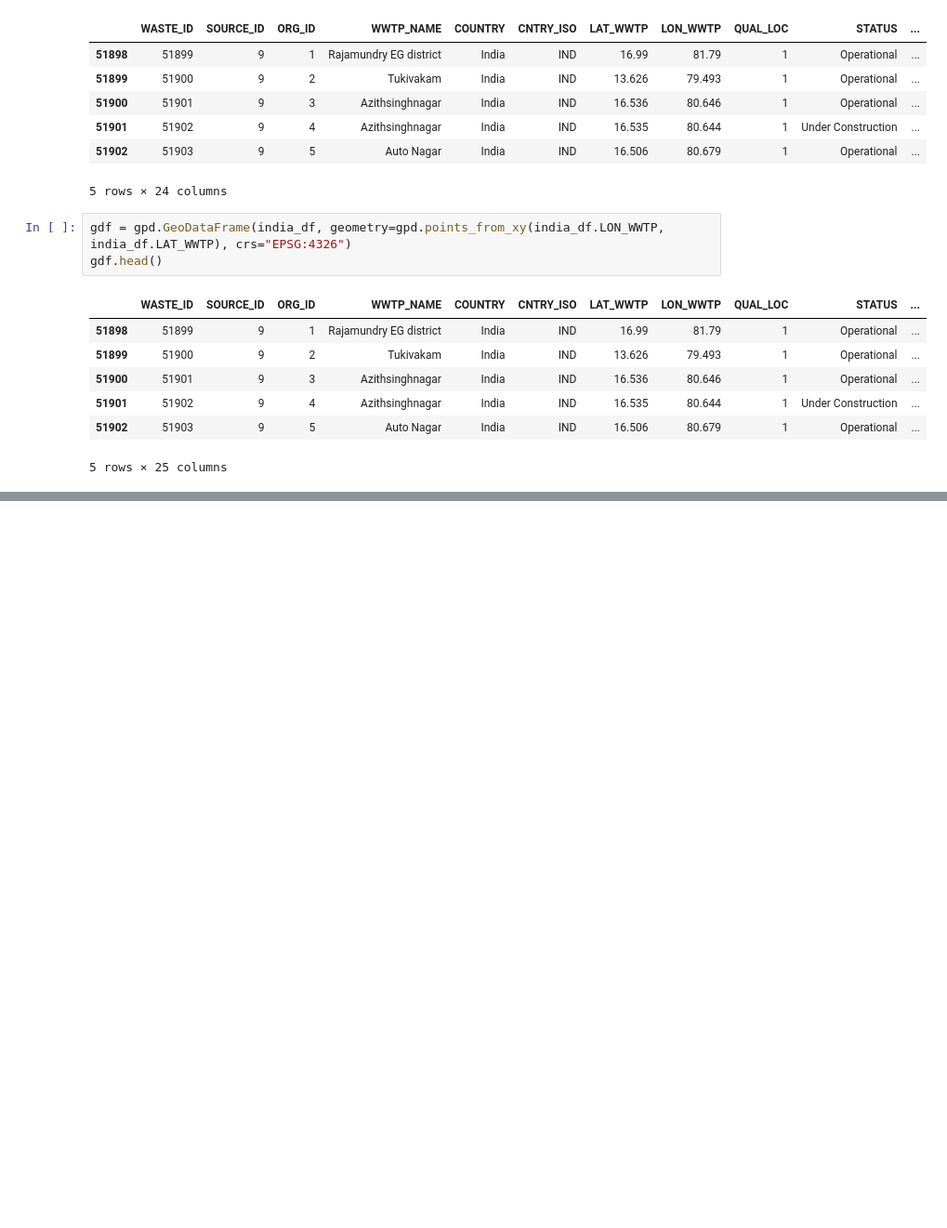
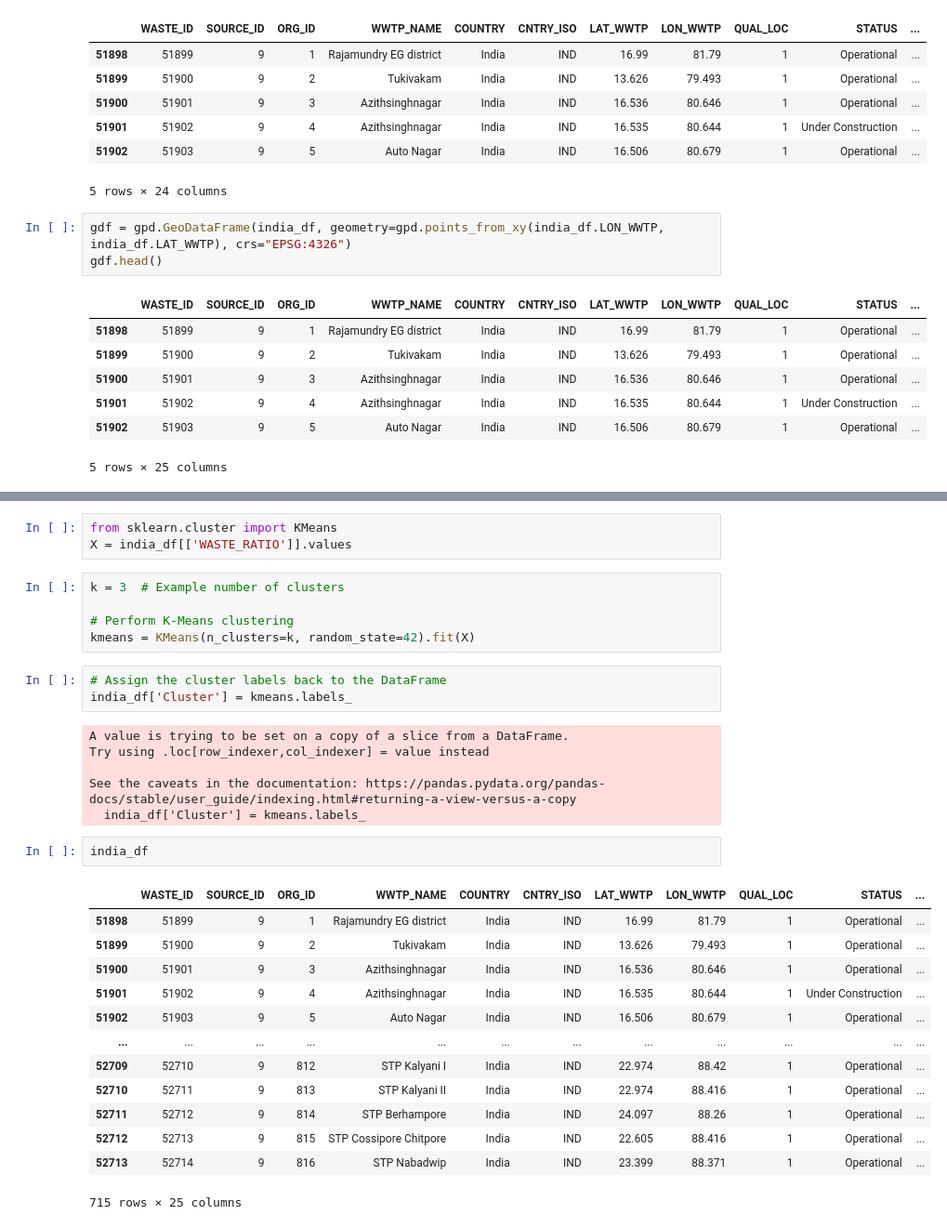
Before and after one commit to Rishab-KH/UML-Project, a Jupyter notebook: proj.ipynb, the cells around one changed output, grey strips where cells are left out. Shown at 93% size. Cells and saved outputs as stored; diff of their text form; blank space fills up the shorter version.

```diff
--- a/proj.ipynb
+++ b/proj.ipynb
@@ -879,0 +880,33 @@ plt.show()
+# %%
+from sklearn.cluster import KMeans
+X = india_df[['WASTE_RATIO']].values
+# %%
+k = 3  # Example number of clusters
+
+# Perform K-Means clustering
+kmeans = KMeans(n_clusters=k, random_state=42).fit(X)
+# %%
+# Assign the cluster labels back to the DataFrame
+india_df['Cluster'] = kmeans.labels_
+# %% [output]
+A value is trying to be set on a copy of a slice from a DataFrame.
+Try using .loc[row_indexer,col_indexer] = value instead
+
+See the caveats in the documentation: https://pandas.pydata.org/pandas-docs/stable/user_guide/indexing.html#returning-a-view-versus-a-copy
+  india_df['Cluster'] = kmeans.labels_
+# %%
+india_df
+# %% [output]
+|  | WASTE_ID | SOURCE_ID | ORG_ID | WWTP_NAME | COUNTRY | CNTRY_ISO | LAT_WWTP | LON_WWTP | QUAL_LOC | STATUS | ... |
+| 51898 | 51899 | 9 | 1 | Rajamundry EG district | India | IND | 16.99 | 81.79 | 1 | Operational | ... |
+| 51899 | 51900 | 9 | 2 | Tukivakam | India | IND | 13.626 | 79.493 | 1 | Operational | ... |
+| 51900 | 51901 | 9 | 3 | Azithsinghnagar | India | IND | 16.536 | 80.646 | 1 | Operational | ... |
+| 51901 | 51902 | 9 | 4 | Azithsinghnagar | India | IND | 16.535 | 80.644 | 1 | Under Construction | ... |
+| 51902 | 51903 | 9 | 5 | Auto Nagar | India | IND | 16.506 | 80.679 | 1 | Operational | ... |
+| ... | ... | ... | ... | ... | ... | ... | ... | ... | ... | ... | ... |
+| 52709 | 52710 | 9 | 812 | STP Kalyani I | India | IND | 22.974 | 88.42 | 1 | Operational | ... |
+| 52710 | 52711 | 9 | 813 | STP Kalyani II | India | IND | 22.974 | 88.416 | 1 | Operational | ... |
+| 52711 | 52712 | 9 | 814 | STP Berhampore | India | IND | 24.097 | 88.26 | 1 | Operational | ... |
+| 52712 | 52713 | 9 | 815 | STP Cossipore Chitpore | India | IND | 22.605 | 88.416 | 1 | Operational | ... |
+| 52713 | 52714 | 9 | 816 | STP Nabadwip | India | IND | 23.399 | 88.371 | 1 | Operational | ... |
+715 rows × 25 columns
```
Also changed, not shown: parts of 27 cells of this notebook.
